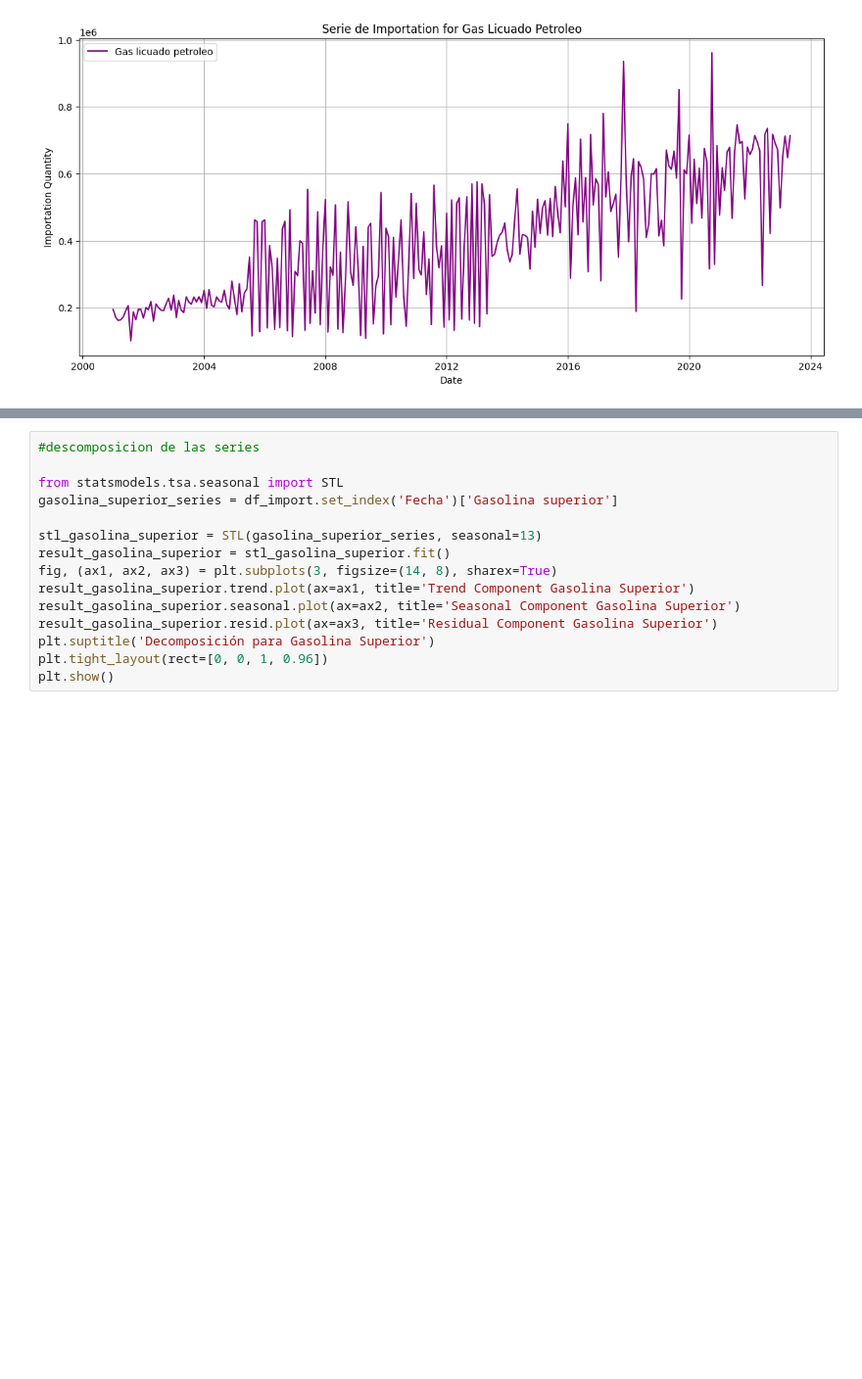
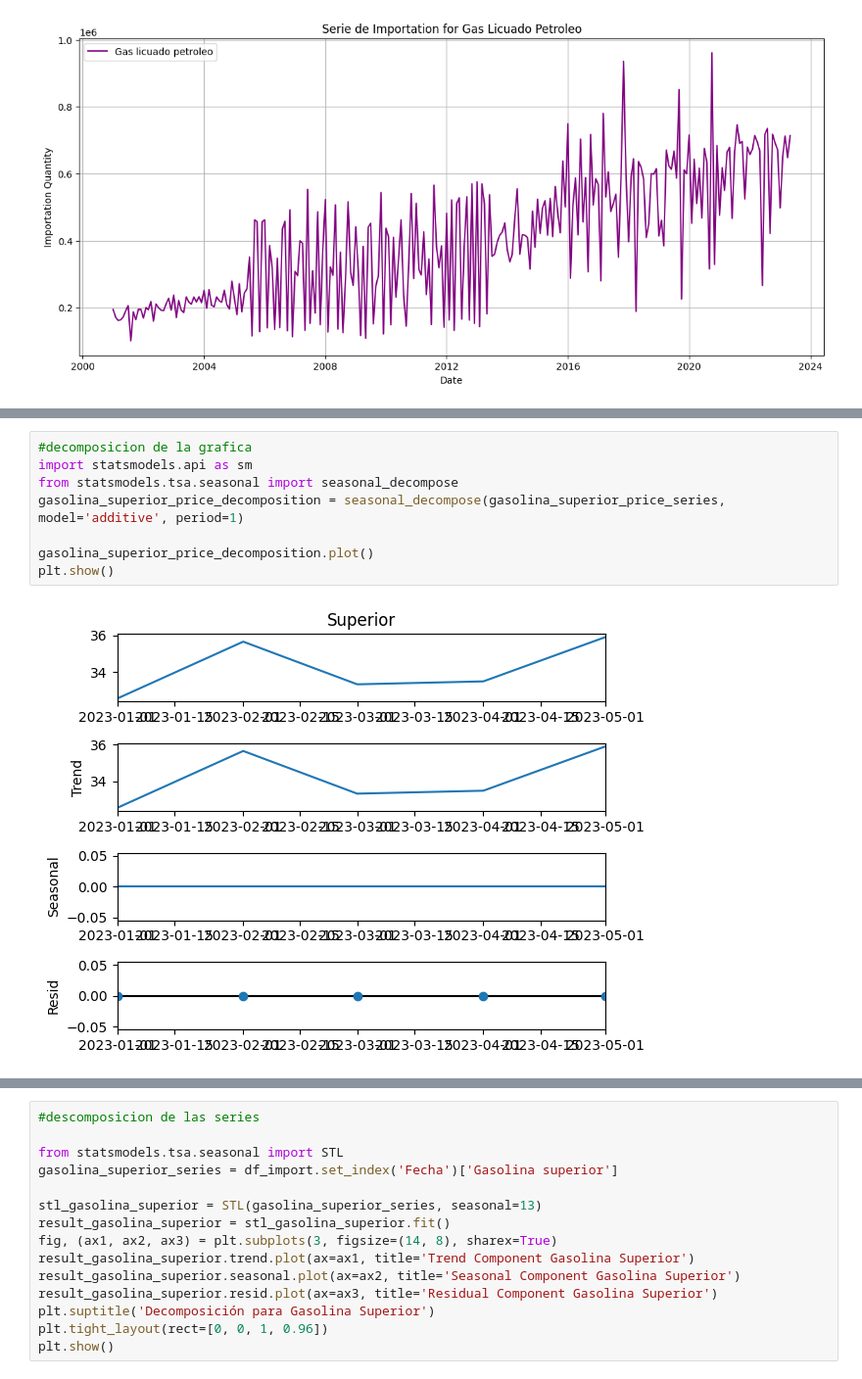
Before and after one commit to CrisLayB/DataScience_Lab02, a Jupyter notebook: ConsumoGasolina.ipynb, the cells around one changed output, grey strips where cells are left out. Shown at 98% size. Saved outputs shown, nothing was run; the diff lists cells and outputs as text; blank space fills up the shorter version.

```diff
--- a/ConsumoGasolina.ipynb
+++ b/ConsumoGasolina.ipynb
@@ -167,0 +189,10 @@ plt.show()
+# %%
+#decomposicion de la grafica
+import statsmodels.api as sm
+from statsmodels.tsa.seasonal import seasonal_decompose
+gasolina_superior_price_decomposition = seasonal_decompose(gasolina_superior_price_series, model='additive', period=1)
+
+gasolina_superior_price_decomposition.plot()
+plt.show()
+# %% [output]
+[figure, added]
```
Also changed, not shown: parts of 16 cells of this notebook.
